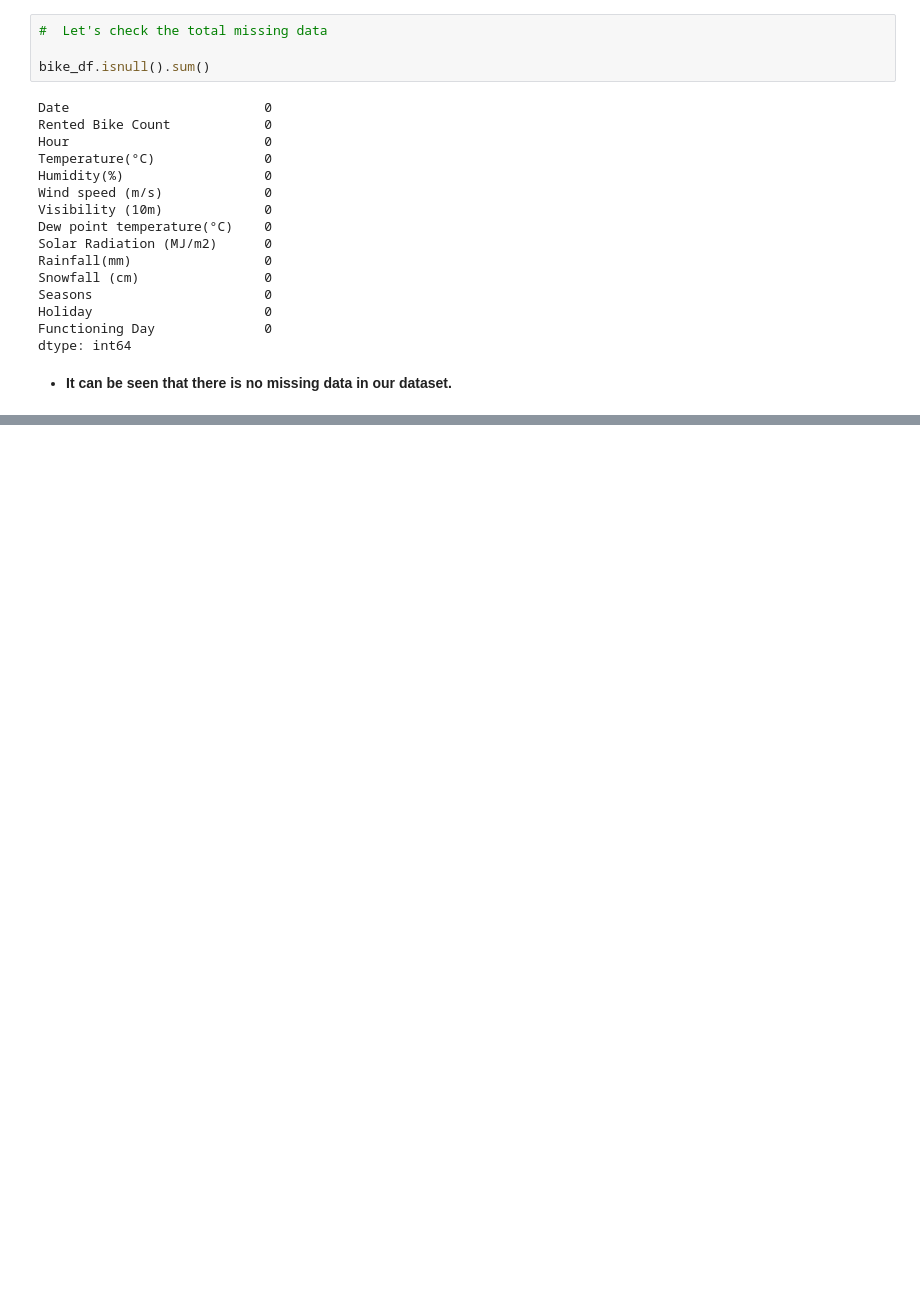
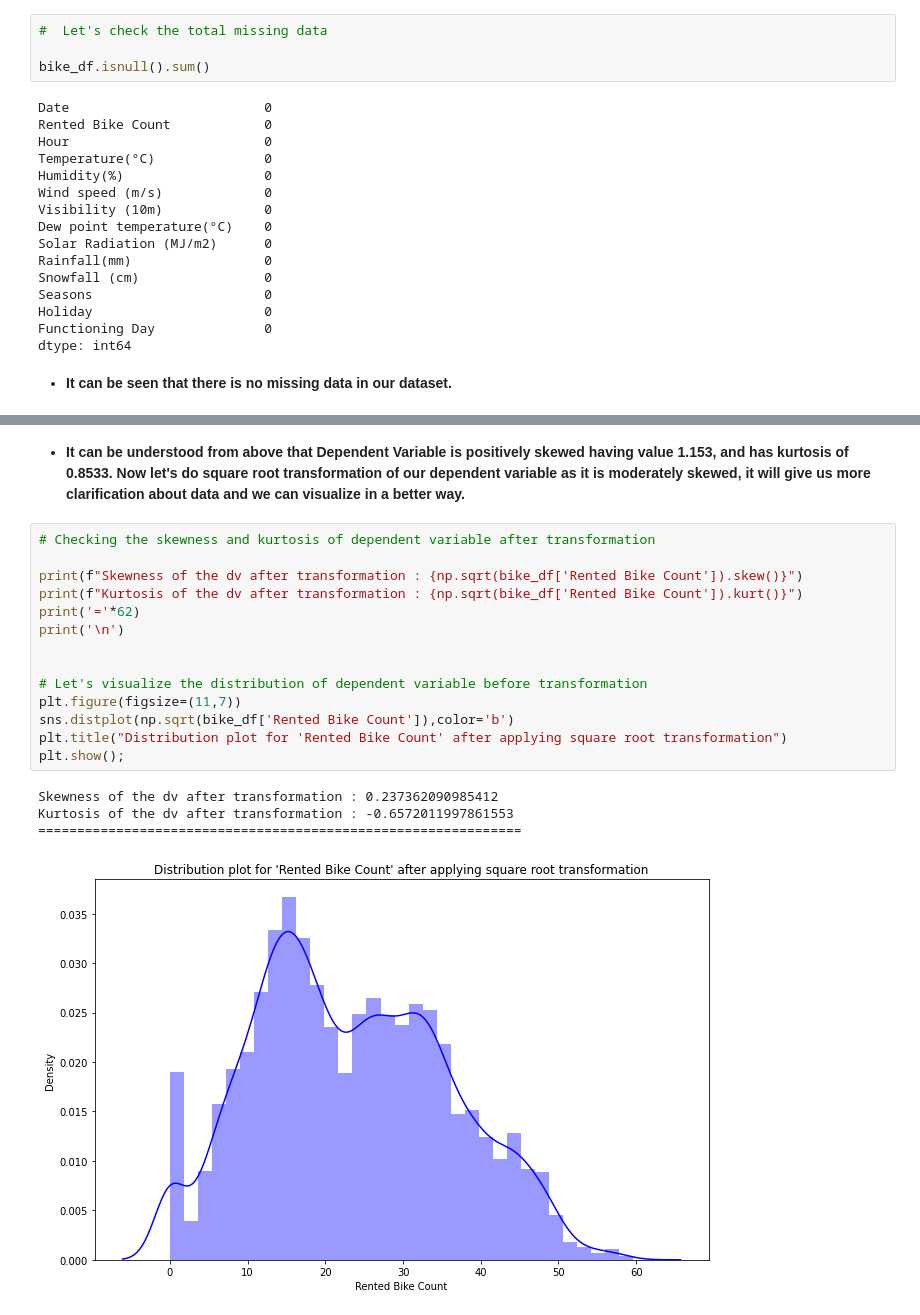
Before and after one commit to Kousikdutta1/Seoul-Bike-Sharing-Demand-Prediction, a Jupyter notebook: Kousik_Dutta_Seoul_Bike_Sharing_Demand_Prediction_Capstone_Project.ipynb, the cells around one changed output, grey strips where cells are left out. Saved outputs shown, nothing was run; the diff lists cells and outputs as text; blank space fills up the shorter version.

```diff
--- a/Kousik_Dutta_Seoul_Bike_Sharing_Demand_Prediction_Capstone_Project.ipynb
+++ b/Kousik_Dutta_Seoul_Bike_Sharing_Demand_Prediction_Capstone_Project.ipynb
@@ -186,0 +247,22 @@ dtype: int64
+# %% [markdown]
+* **It can be understood from above that Dependent Variable is positively skewed having value 1.153, and has kurtosis of 0.8533.**
+ **Now let's do square root transformation of our dependent variable as it is moderately skewed, it will give us more clarification about data and we can visualize in a better way.**
+# %%
+# Checking the skewness and kurtosis of dependent variable after transformation
+
+print(f"Skewness of the dv after transformation : {np.sqrt(bike_df['Rented Bike Count']).skew()}")
+print(f"Kurtosis of the dv after transformation : {np.sqrt(bike_df['Rented Bike Count']).kurt()}")
+print('='*62)
+print('\n')
+
+
+# Let's visualize the distribution of dependent variable before transformation
+plt.figure(figsize=(11,7))
+sns.distplot(np.sqrt(bike_df['Rented Bike Count']),color='b')
+plt.title("Distribution plot for 'Rented Bike Count' after applying square root transformation")
+plt.show();
+# %% [output]
+Skewness of the dv after transformation : 0.237362090985412
+Kurtosis of the dv after transformation : -0.6572011997861553
+==============================================================
+[figure, added]
```
Also changed, not shown: parts of 28 cells of this notebook.
